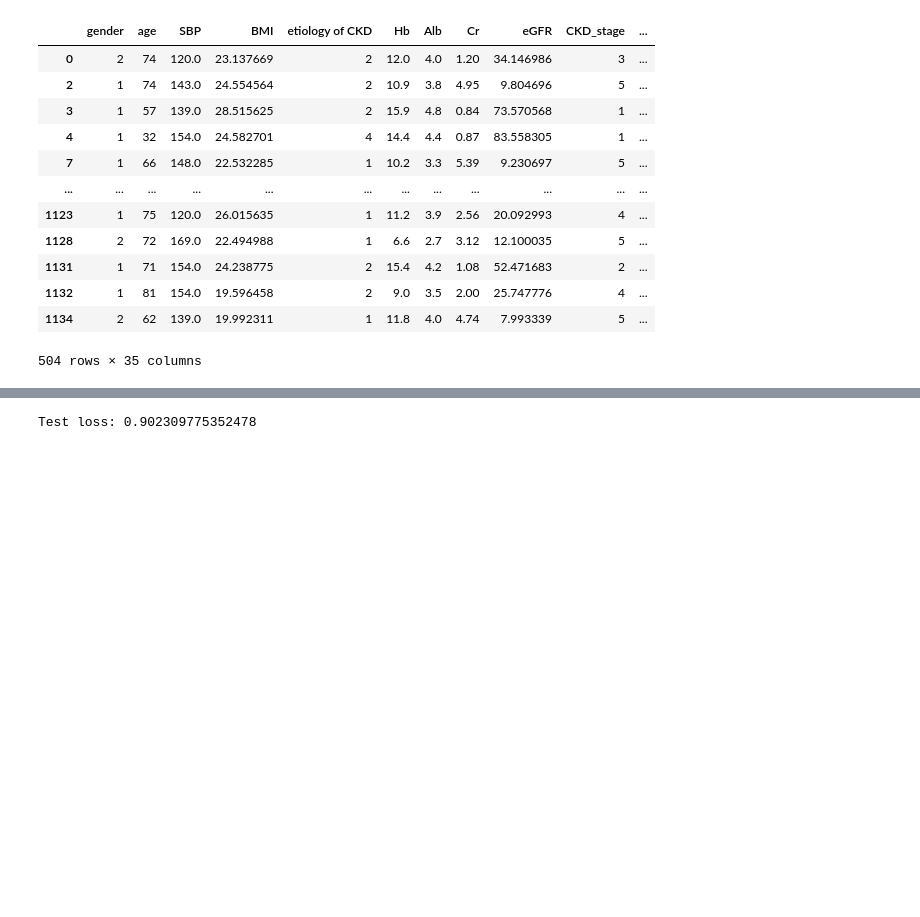
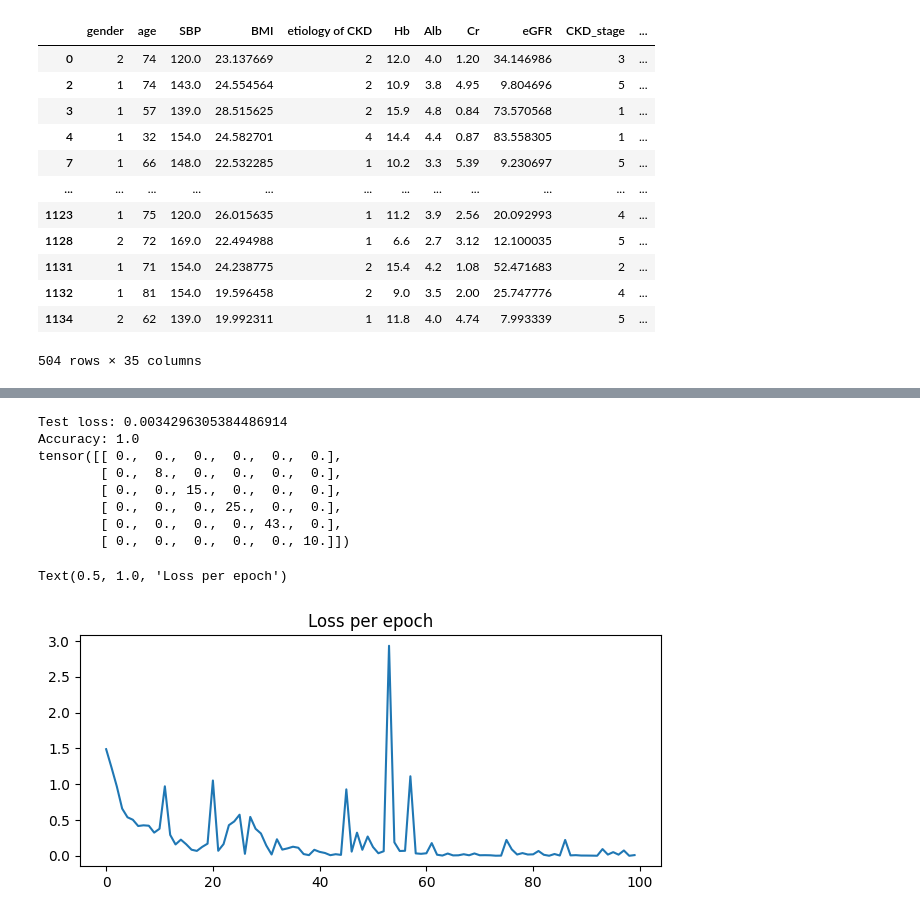
Before and after one commit to TheRidgeSpamss/CKD-ML, a Jupyter notebook: ckd_nn.ipynb, the cells around one changed output, grey strips where cells are left out. Saved outputs shown, nothing was run; the diff lists cells and outputs as text; code cells hidden in the pictures; blank space fills up the shorter version.

Commit message:
Lots of things today!
Make a Dataset and DataLoader, create more complicated layers, implement checkpointing, use more thorough metrics

```diff
--- a/ckd_nn.ipynb
+++ b/ckd_nn.ipynb
@@ -120,17 +138,34 @@ optimizer = optim.AdamW(ckd_model.parameters(),
 # %%
 #training
+
 torch.manual_seed(42)
-epoch_count = 100 #number of times running the model to get better weights
+torch.cuda.manual_seed(42)
+epoch_count = 100
+loss_list = []
 
-#can save training data (epochs, train/test loss values, etc) into lists for later use
-#will need to loop through DataLoader here
+#checkpointing
+checkpoint_dir = Path("./checkpoints")
+checkpoint_dir.mkdir(parents=True, exist_ok=True)
+checkpoint_path = checkpoint_dir / "model_checkpoint.pth"
 
 for epoch in range(epoch_count):
-    y_train_pred = ckd_model(x_train)
-    loss = loss_func(y_train_pred, y_train) #y_test will become iterated value from DataLoader
-    optimizer.zero_grad()
-    loss.backward(retain_graph=True)
-    optimizer.step()
+    for i, (features, labels) in enumerate(ckd_dataloader):
+        y_train_pred = ckd_model(features)
+        loss = loss_func(y_train_pred, labels)
+        optimizer.zero_grad()
+        loss.backward(retain_graph=True)
+        optimizer.step()
+
+    loss = loss.item()
+    loss_list.append(loss)
+
     if (epoch + 1) % 10 == 0:
-        print(f"Epoch: {epoch}, Loss: {loss}")
+        print(f"Epoch: {epoch+1}, Loss: {loss}")
+        checkpoint = {
+            "epoch": epoch + 1,
+            "model_state_dict": ckd_model.state_dict(),
+            "optimizer_state_dict": optimizer.state_dict(),
+            "loss": loss
+        }
+        torch.save(checkpoint, checkpoint_path)
 # %% [output]
@@ -147,11 +182,26 @@ Epoch: 99, Loss: 0.8076149225234985
 # %%
-#testing - could be done in the training loop to redo test predictions and calculate loss each epoch
+#testing/metrics
 ckd_model.eval()
-# use torch.inference_mode() when doing predictions - turns off gradient tracking for gradient descent/backpropogation
 
 with torch.inference_mode():
-    y_test_pred = ckd_model(x_test)
-    test_loss = loss_func(y_test_pred, y_test)
+    y_test_pred = ckd_model(ckd_dataset.x_test)
+    test_loss = loss_func(y_test_pred, ckd_dataset.y_test)
     print(f"Test loss: {test_loss}")
+    #y_test_pred = torch.softmax(y_test_pred, dim=1) - idk if this is necessary
+    y_test_pred = torch.argmax(y_test_pred, dim=1)
+
+    accuracy = accuracy_score(ckd_dataset.y_test, y_test_pred)
+    print(f"Accuracy: {accuracy}")
+
+    confusion_matrix = MulticlassConfusionMatrix(6)
+    confusion_matrix.update(y_test_pred, ckd_dataset.y_test)
+    print(confusion_matrix.compute())
 # %% [output]
-Test loss: 0.902309775352478
+Test loss: 0.0034296305384486914
+Accuracy: 1.0
+tensor([[ 0.,  0.,  0.,  0.,  0.,  0.],
+        [ 0.,  8.,  0.,  0.,  0.,  0.],
+        [ 0.,  0., 15.,  0.,  0.,  0.],
+        [ 0.,  0.,  0., 25.,  0.,  0.],
+        [ 0.,  0.,  0.,  0., 43.,  0.],
+        [ 0.,  0.,  0.,  0.,  0., 10.]])
@@ -175,0 +208,8 @@ from pathlib import Path
+# %%
+loss_fig, loss_ax = plt.subplots(figsize=(7.5,3))
+plt.plot(range(epoch_count), loss_list)
+
+loss_ax.set_title("Loss per epoch")
+# %% [output]
+Text(0.5, 1.0, 'Loss per epoch')
+[figure, added]
```
Also changed, not shown: parts of 6 cells of this notebook, 1 other file.
